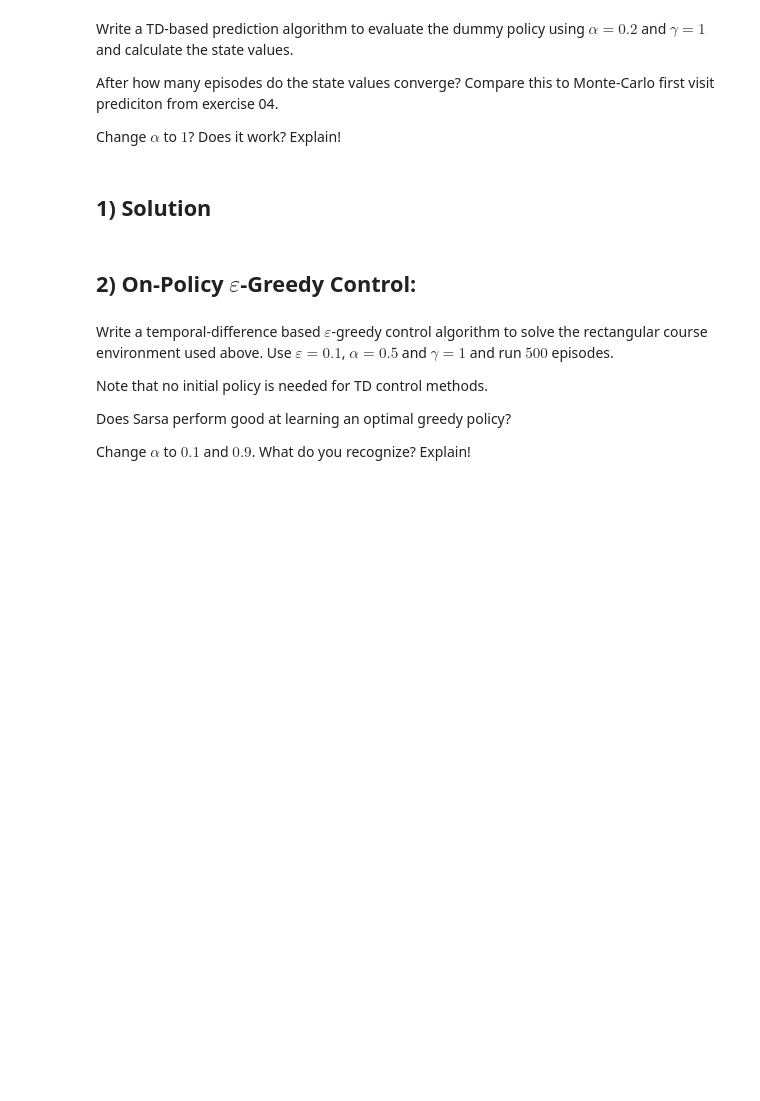
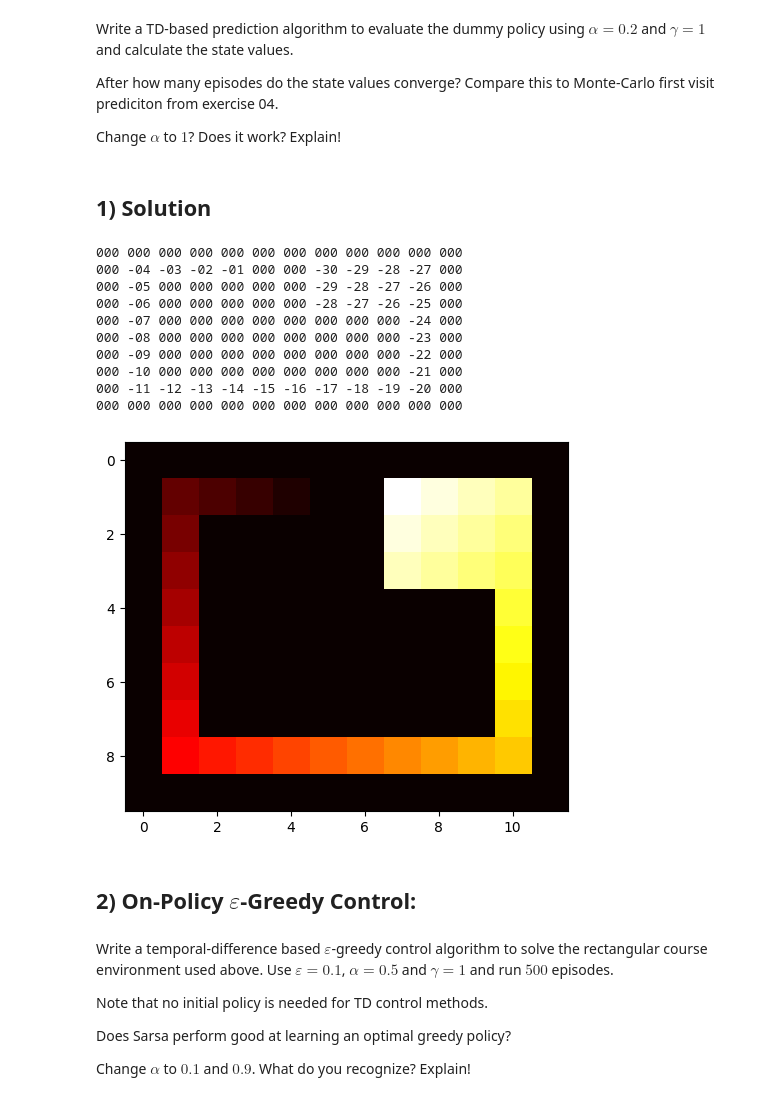
Before and after one commit to upb-lea/reinforcement_learning_course_materials, a Jupyter notebook: exercises/templates/ex05/TD0_Methods.ipynb, the cells around one changed output. Cells and saved outputs as stored; diff of their text form; code cells hidden in the pictures; blank space fills up the shorter version.

```diff
--- a/exercises/templates/ex05/TD0_Methods.ipynb
+++ b/exercises/templates/ex05/TD0_Methods.ipynb
@@ -101,36 +132,61 @@ Change $\alpha$ to $1$? Does it work? Explain!
 # %%
-# Function to print the state values
-def text_print_pos_map(_pos_map):
-    for row in _pos_map:
-        print(' '.join(x_size*['{}']).format(*[str(int(r)).zfill(3) for r in row]))
-
-# Function to plot the heatmap
-def plot_pos_map(_pos_map):
-    plt.imshow(_pos_map, cmap='hot', interpolation='nearest')
-    plt.show()
-
 # Initialise state values
 values = np.zeros([track.bounds[0], track.bounds[1], 1+2*track.MAX_VELOCITY, 1+2*track.MAX_VELOCITY])
 
 # Configuration parameters
 gamma = 1
 alpha = 1
 
 # Initialise race track course
 course = course
 track = RaceTrackEnv(course)
 x_size, y_size = len(course[0]), len(course)
 
 pos_map = np.zeros((y_size, x_size))
 
 episodes = 250
 
-# YOUR CODE HERE
-raise NotImplementedError()
+for e in tqdm(range(episodes), desc='episode'):
 
+    # initialize x0
+    state = track.reset()
+
+    # episodes do not terminate by time limit
+    while True:
+        next_state, reward, terminated, truncated = interact(pi, state)
+
+        if truncated:
+            next_state = track.reset()
+
+        values = learn(values, state, next_state, reward, gamma, alpha)
+
+        # x_k = x_k+1
+        state = next_state
+
+        if terminated:
+            break
+
+    # update map
+    for s_x in range(x_size):
+        for s_y in range(y_size):
+            pos_map[s_y, s_x] = np.min(values[s_y, s_x, :, :])
+
+text_print_pos_map(pos_map)
 
 # Plot heatmap in the end
 plot_pos_map(-pos_map)
+# %% [output]
+000 000 000 000 000 000 000 000 000 000 000 000
+000 -04 -03 -02 -01 000 000 -30 -29 -28 -27 000
+000 -05 000 000 000 000 000 -29 -28 -27 -26 000
+000 -06 000 000 000 000 000 -28 -27 -26 -25 000
+000 -07 000 000 000 000 000 000 000 000 -24 000
+000 -08 000 000 000 000 000 000 000 000 -23 000
+000 -09 000 000 000 000 000 000 000 000 -22 000
+000 -10 000 000 000 000 000 000 000 000 -21 000
+000 -11 -12 -13 -14 -15 -16 -17 -18 -19 -20 000
+000 000 000 000 000 000 000 000 000 000 000 000
+[figure, added]
 # %% [markdown]
 ## 2) On-Policy $\varepsilon$-Greedy Control:
 # %% [markdown]
```
Also changed, not shown: parts of 33 cells of this notebook, 1 other file.
